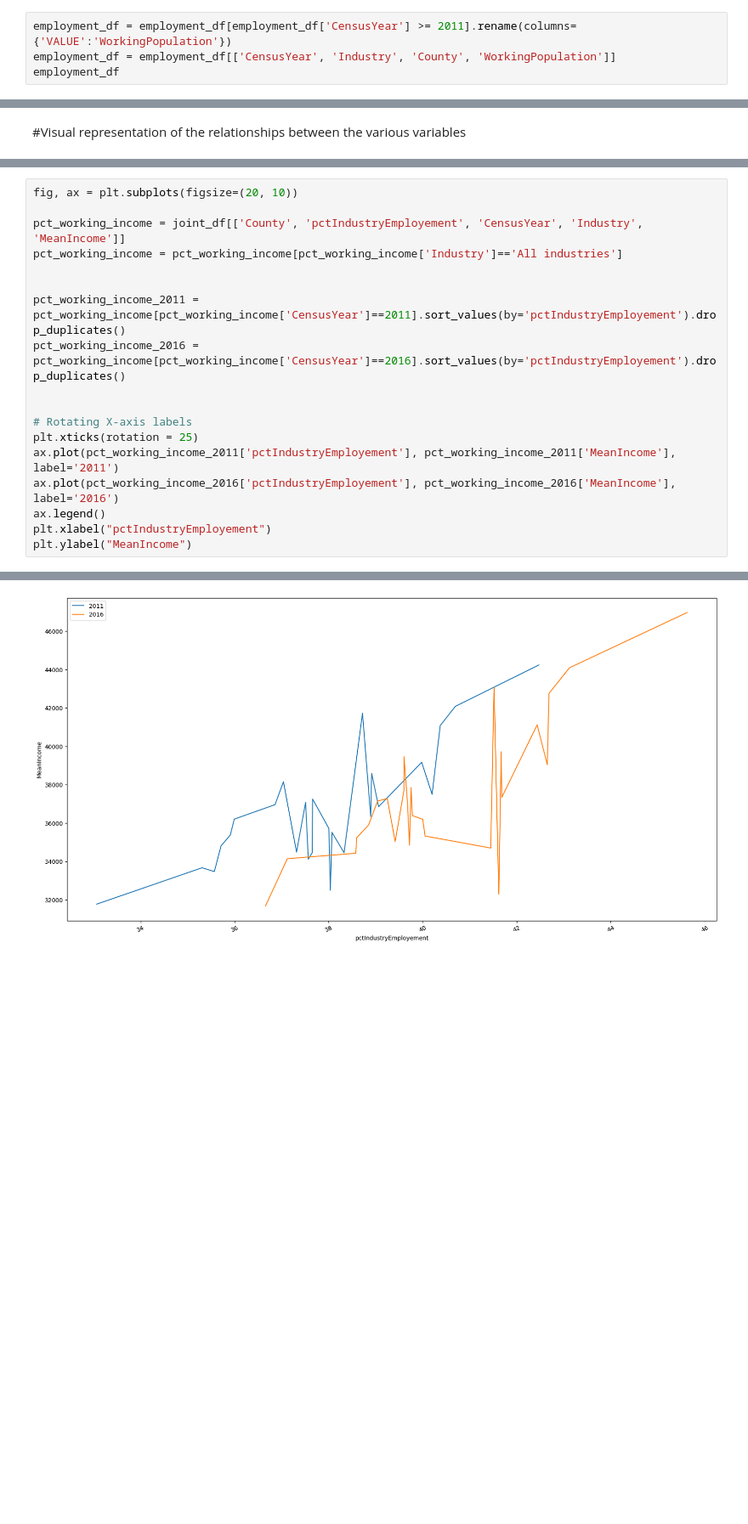
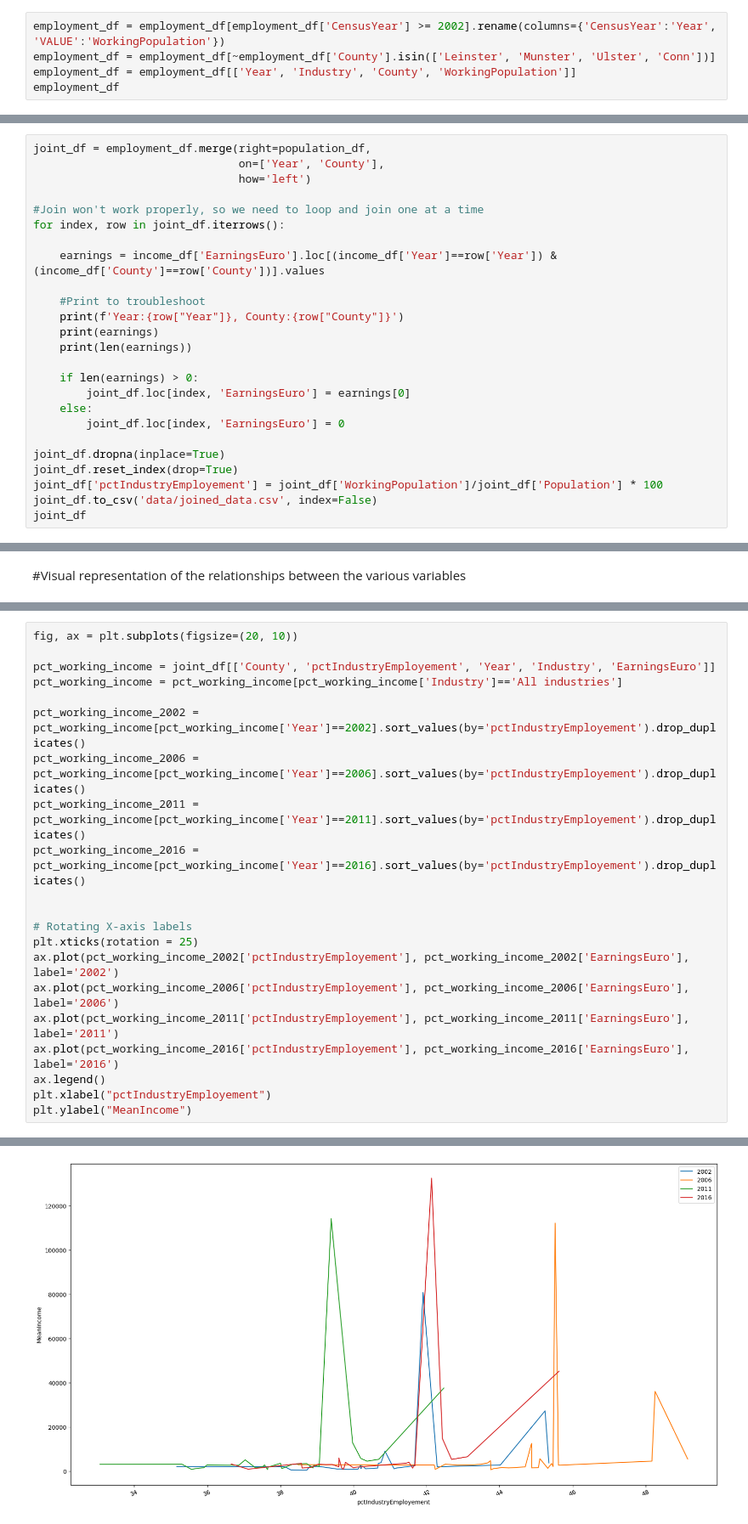
Before and after one commit to cct-abowman/CA1, a Jupyter notebook: EDA.ipynb, the cells around one changed output, grey strips where cells are left out. Shown at 85% size. Drawn from its saved outputs; the diff is of its cells as text; blank space fills up the shorter version.

```diff
--- a/EDA.ipynb
+++ b/EDA.ipynb
@@ -306,5 +368,6 @@ income_df
 # %%
-employment_df = employment_df[employment_df['CensusYear'] >= 2011].rename(columns={'VALUE':'WorkingPopulation'})
-employment_df = employment_df[['CensusYear', 'Industry', 'County', 'WorkingPopulation']]
+employment_df = employment_df[employment_df['CensusYear'] >= 2002].rename(columns={'CensusYear':'Year', 'VALUE':'WorkingPopulation'})
+employment_df = employment_df[~employment_df['County'].isin(['Leinster', 'Munster', 'Ulster', 'Conn'])]
+employment_df = employment_df[['Year', 'Industry', 'County', 'WorkingPopulation']]
 employment_df
 # %% [output]
@@ -334,0 +387,25 @@ joint_df.to_csv('data/joined_data.csv', index=False)
+# %%
+joint_df = employment_df.merge(right=population_df,
+                               on=['Year', 'County'],
+                               how='left')
+
+#Join won't work properly, so we need to loop and join one at a time
+for index, row in joint_df.iterrows():
+
+    earnings = income_df['EarningsEuro'].loc[(income_df['Year']==row['Year']) & (income_df['County']==row['County'])].values
+
+    #Print to troubleshoot
+    print(f'Year:{row["Year"]}, County:{row["County"]}')
+    print(earnings)
+    print(len(earnings))
+
+    if len(earnings) > 0:
+        joint_df.loc[index, 'EarningsEuro'] = earnings[0]
+    else:
+        joint_df.loc[index, 'EarningsEuro'] = 0
+
+joint_df.dropna(inplace=True)
+joint_df.reset_index(drop=True)
+joint_df['pctIndustryEmployement'] = joint_df['WorkingPopulation']/joint_df['Population'] * 100
+joint_df.to_csv('data/joined_data.csv', index=False)
+joint_df
@@ -383,24 +504,27 @@ Text(0, 0.5, 'pctIndustryEmployement')
 # %%
 fig, ax = plt.subplots(figsize=(20, 10))
 
-pct_working_income = joint_df[['County', 'pctIndustryEmployement', 'CensusYear', 'Industry', 'MeanIncome']]
+pct_working_income = joint_df[['County', 'pctIndustryEmployement', 'Year', 'Industry', 'EarningsEuro']]
 pct_working_income = pct_working_income[pct_working_income['Industry']=='All industries']
 
-
-pct_working_income_2011 = pct_working_income[pct_working_income['CensusYear']==2011].sort_values(by='pctIndustryEmployement').drop_duplicates()
-pct_working_income_2016 = pct_working_income[pct_working_income['CensusYear']==2016].sort_values(by='pctIndustryEmployement').drop_duplicates()
+pct_working_income_2002 = pct_working_income[pct_working_income['Year']==2002].sort_values(by='pctIndustryEmployement').drop_duplicates()
+pct_working_income_2006 = pct_working_income[pct_working_income['Year']==2006].sort_values(by='pctIndustryEmployement').drop_duplicates()
+pct_working_income_2011 = pct_working_income[pct_working_income['Year']==2011].sort_values(by='pctIndustryEmployement').drop_duplicates()
+pct_working_income_2016 = pct_working_income[pct_working_income['Year']==2016].sort_values(by='pctIndustryEmployement').drop_duplicates()
 
 
 # Rotating X-axis labels
 plt.xticks(rotation = 25)
-ax.plot(pct_working_income_2011['pctIndustryEmployement'], pct_working_income_2011['MeanIncome'], label='2011')
-ax.plot(pct_working_income_2016['pctIndustryEmployement'], pct_working_income_2016['MeanIncome'], label='2016')
+ax.plot(pct_working_income_2002['pctIndustryEmployement'], pct_working_income_2002['EarningsEuro'], label='2002')
+ax.plot(pct_working_income_2006['pctIndustryEmployement'], pct_working_income_2006['EarningsEuro'], label='2006')
+ax.plot(pct_working_income_2011['pctIndustryEmployement'], pct_working_income_2011['EarningsEuro'], label='2011')
+ax.plot(pct_working_income_2016['pctIndustryEmployement'], pct_working_income_2016['EarningsEuro'], label='2016')
 ax.legend()
 plt.xlabel("pctIndustryEmployement")
 plt.ylabel("MeanIncome")
 # %% [output]
 Text(0, 0.5, 'MeanIncome')
-[figure, old version]
+[figure, new version]
 # %%
 fig, ax = plt.subplots(figsize=(20, 10))
 
```
Also changed, not shown: parts of 24 cells of this notebook.
